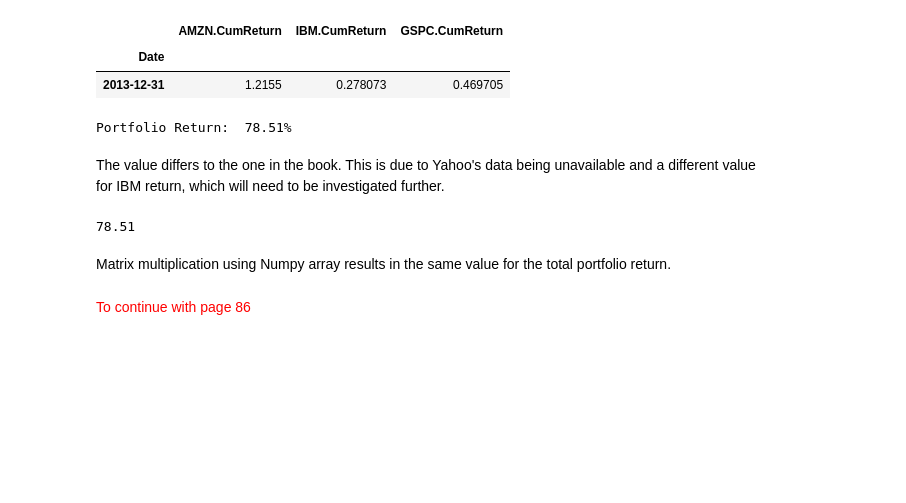
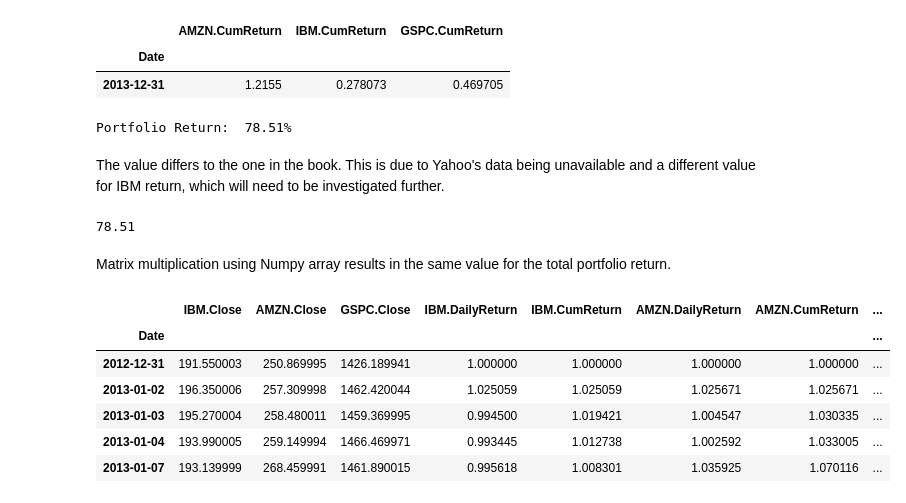
Before and after one commit to drastorguev/financethroughpython, a Jupyter notebook: AFDIFMUR-Ch3-Portfolio_Returns.ipynb, the cells around one changed output. Cells and saved outputs as stored; diff of their text form; code cells hidden in the pictures; blank space fills up the shorter version.

```diff
--- a/AFDIFMUR-Ch3-Portfolio_Returns.ipynb
+++ b/AFDIFMUR-Ch3-Portfolio_Returns.ipynb
@@ -51,5 +51,29 @@ print round(np.dot(portfolio_weights,portfolio_returns.T)*100,2)
 78.51
 # %% [markdown]
 Matrix multiplication using Numpy array results in the same value for the total portfolio return.
-# %% [markdown]
-<div style='color:red'>To continue with page 86</div>
+# %%
+ibmg2 = web.DataReader("IBM", 'yahoo', start, end)[['Close']]
+ibmg2.columns = ['IBM.Close']
+amzng2 = web.DataReader("AMZN", 'yahoo', start, end)[['Close']]
+amzng2.columns = ['AMZN.Close']
+gspcg2 = web.DataReader("^GSPC", 'yahoo', start, end)[['Close']]
+gspcg2.columns = ['GSPC.Close']
+groupreturns2 = pd.concat([ibmg2,amzng2,gspcg2], axis=1, join='outer')['2012-12-31':'2013']
+groupreturns2['IBM.DailyReturn'] = groupreturns2['IBM.Close'].pct_change()+1
+groupreturns2['IBM.CumReturn'] = groupreturns2['IBM.DailyReturn'].cumprod()
+groupreturns2['AMZN.DailyReturn'] = groupreturns2['AMZN.Close'].pct_change()+1
+groupreturns2['AMZN.CumReturn'] = groupreturns2['AMZN.DailyReturn'].cumprod()
+groupreturns2['GSPC.DailyReturn'] = groupreturns2['GSPC.Close'].pct_change()+1
+groupreturns2['GSPC.CumReturn'] = groupreturns2['GSPC.DailyReturn'].cumprod()
+
+equal_weighted_returns = groupreturns2.fillna(1)
+
+equal_weighted_returns.head()
+# %% [output]
+|  | IBM.Close | AMZN.Close | GSPC.Close | IBM.DailyReturn | IBM.CumReturn | AMZN.DailyReturn | AMZN.CumReturn | ... |
+| Date |  |  |  |  |  |  |  | ... |
+| 2012-12-31 | 191.550003 | 250.869995 | 1426.189941 | 1.000000 | 1.000000 | 1.000000 | 1.000000 | ... |
+| 2013-01-02 | 196.350006 | 257.309998 | 1462.420044 | 1.025059 | 1.025059 | 1.025671 | 1.025671 | ... |
+| 2013-01-03 | 195.270004 | 258.480011 | 1459.369995 | 0.994500 | 1.019421 | 1.004547 | 1.030335 | ... |
+| 2013-01-04 | 193.990005 | 259.149994 | 1466.469971 | 0.993445 | 1.012738 | 1.002592 | 1.033005 | ... |
+| 2013-01-07 | 193.139999 | 268.459991 | 1461.890015 | 0.995618 | 1.008301 | 1.035925 | 1.070116 | ... |
```
Also changed, not shown: parts of 10 cells of this notebook.
